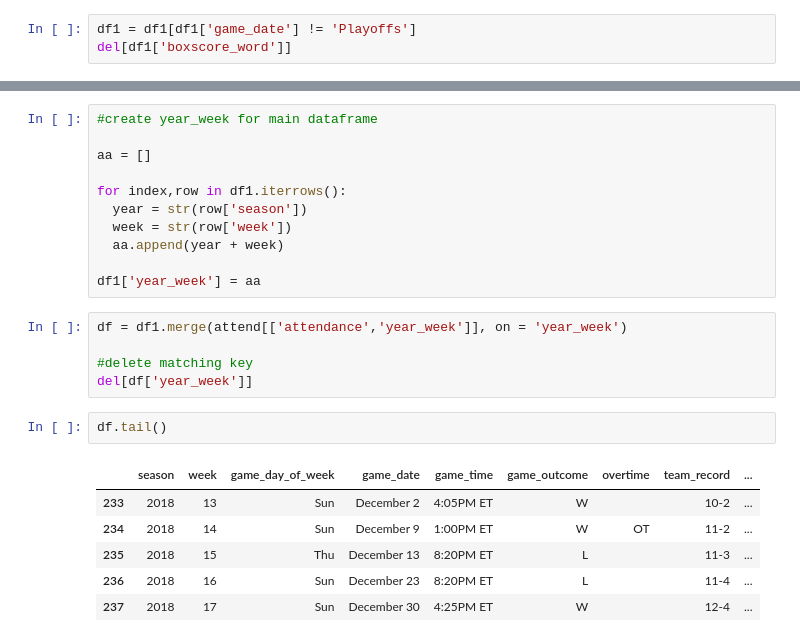
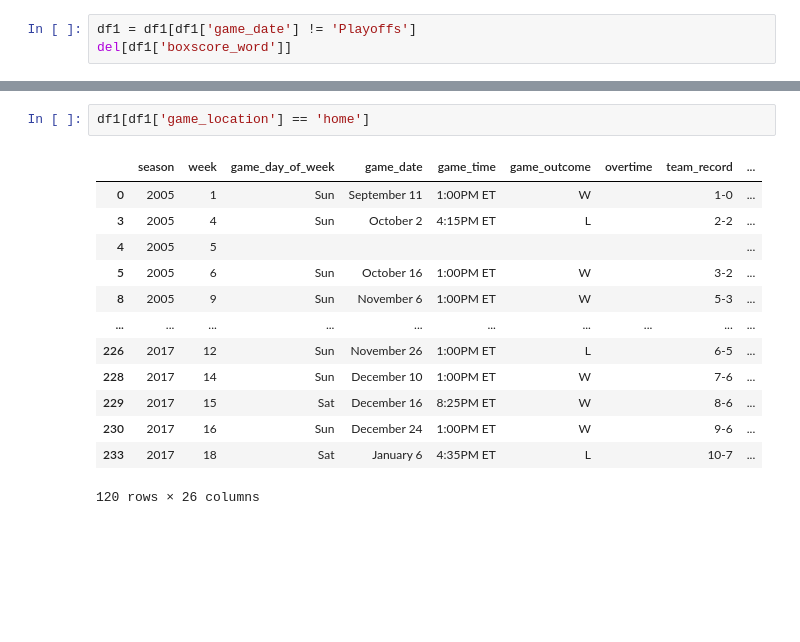
Before and after one commit to afolz121/chiefs_attendance_model, a Jupyter notebook: chiefs_data_scrape.ipynb, the cells around one changed output, grey strips where cells are left out. Cells and saved outputs as stored; diff of their text form; blank space fills up the shorter version.

```diff
--- a/chiefs_data_scrape.ipynb
+++ b/chiefs_data_scrape.ipynb
@@ -330,25 +149,16 @@ df1.head()
-# %%
-#create year_week for main dataframe
-
-aa = []
-
-for index,row in df1.iterrows():
-  year = str(row['season'])
-  week = str(row['week'])
-  aa.append(year + week)
-
-df1['year_week'] = aa
-# %%
-df = df1.merge(attend[['attendance','year_week']], on = 'year_week')
-
-#delete matching key
-del[df['year_week']]
-# %%
-df.tail()
-# %% [output]
-|  | season | week | game_day_of_week | game_date | game_time | game_outcome | overtime | team_record | ... |
-| 233 | 2018 | 13 | Sun | December 2 | 4:05PM ET | W |  | 10-2 | ... |
-| 234 | 2018 | 14 | Sun | December 9 | 1:00PM ET | W | OT | 11-2 | ... |
-| 235 | 2018 | 15 | Thu | December 13 | 8:20PM ET | L |  | 11-3 | ... |
-| 236 | 2018 | 16 | Sun | December 23 | 8:20PM ET | L |  | 11-4 | ... |
-| 237 | 2018 | 17 | Sun | December 30 | 4:25PM ET | W |  | 12-4 | ... |
+# %%
+df1[df1['game_location'] == 'home']
+# %% [output]
+|  | season | week | game_day_of_week | game_date | game_time | game_outcome | overtime | team_record | ... |
+| 0 | 2005 | 1 | Sun | September 11 | 1:00PM ET | W |  | 1-0 | ... |
+| 3 | 2005 | 4 | Sun | October 2 | 4:15PM ET | L |  | 2-2 | ... |
+| 4 | 2005 | 5 |  |  |  |  |  |  | ... |
+| 5 | 2005 | 6 | Sun | October 16 | 1:00PM ET | W |  | 3-2 | ... |
+| 8 | 2005 | 9 | Sun | November 6 | 1:00PM ET | W |  | 5-3 | ... |
+| ... | ... | ... | ... | ... | ... | ... | ... | ... | ... |
+| 226 | 2017 | 12 | Sun | November 26 | 1:00PM ET | L |  | 6-5 | ... |
+| 228 | 2017 | 14 | Sun | December 10 | 1:00PM ET | W |  | 7-6 | ... |
+| 229 | 2017 | 15 | Sat | December 16 | 8:25PM ET | W |  | 8-6 | ... |
+| 230 | 2017 | 16 | Sun | December 24 | 1:00PM ET | W |  | 9-6 | ... |
+| 233 | 2017 | 18 | Sat | January 6 | 4:35PM ET | L |  | 10-7 | ... |
+120 rows × 26 columns
```
Also changed, not shown: parts of 26 cells of this notebook, 1 other file.
